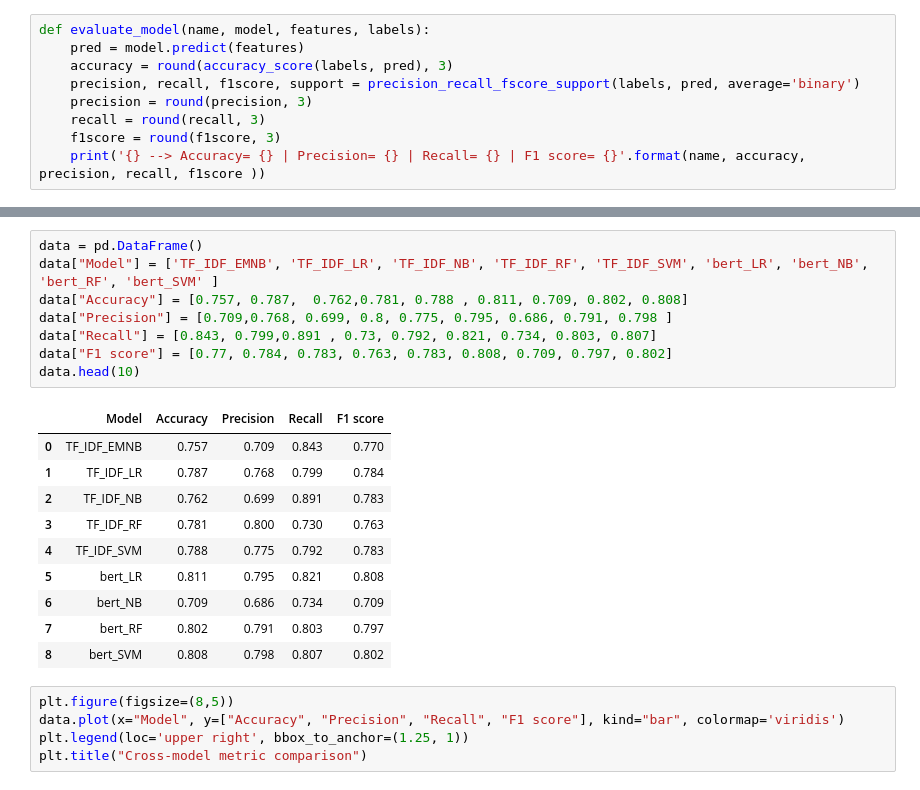
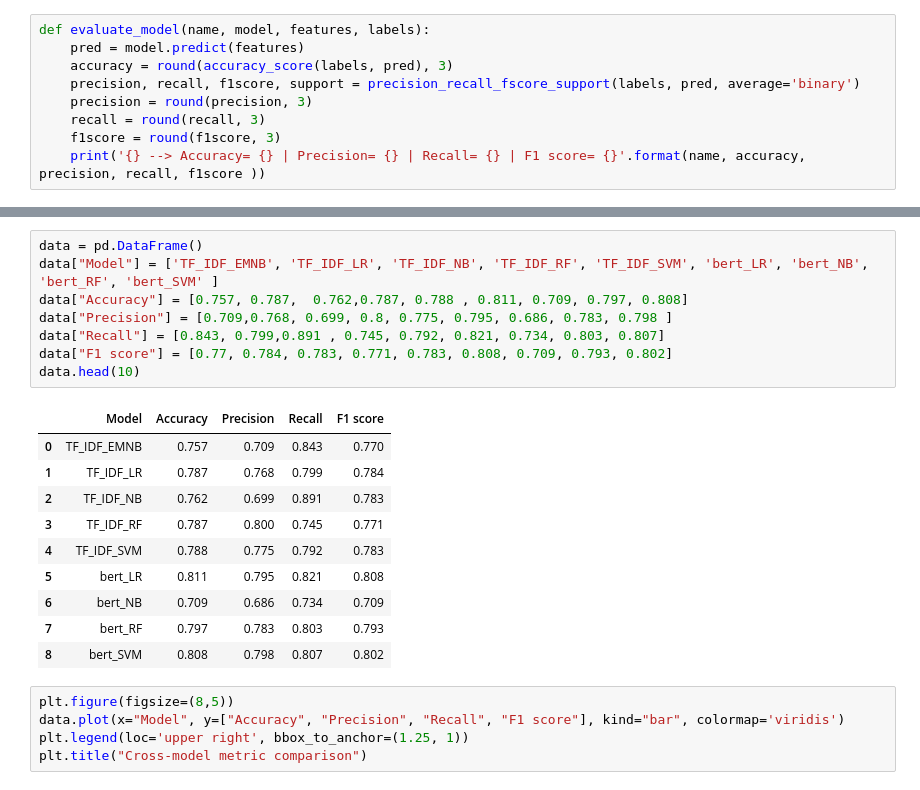
Before and after one commit to ElmiraOn/P4-CRISTAL-Replication, a Jupyter notebook: CRISTAL_Enhancement.ipynb, the cells around one changed output, grey strips where cells are left out. Cells and saved outputs as stored; diff of their text form.

```diff
--- a/CRISTAL_Enhancement.ipynb
+++ b/CRISTAL_Enhancement.ipynb
@@ -1178,21 +1147,21 @@ bert_SVM --> Accuracy= 0.808 | Precision= 0.798 | Recall= 0.807 | F1 score= 0.80
 # %%
 data = pd.DataFrame()
 data["Model"] = ['TF_IDF_EMNB', 'TF_IDF_LR', 'TF_IDF_NB', 'TF_IDF_RF', 'TF_IDF_SVM', 'bert_LR', 'bert_NB', 'bert_RF', 'bert_SVM' ]
-data["Accuracy"] = [0.757, 0.787,  0.762,0.781, 0.788 , 0.811, 0.709, 0.802, 0.808]
-data["Precision"] = [0.709,0.768, 0.699, 0.8, 0.775, 0.795, 0.686, 0.791, 0.798 ]
-data["Recall"] = [0.843, 0.799,0.891 , 0.73, 0.792, 0.821, 0.734, 0.803, 0.807]
-data["F1 score"] = [0.77, 0.784, 0.783, 0.763, 0.783, 0.808, 0.709, 0.797, 0.802]
+data["Accuracy"] = [0.757, 0.787,  0.762,0.787, 0.788 , 0.811, 0.709, 0.797, 0.808]
+data["Precision"] = [0.709,0.768, 0.699, 0.8, 0.775, 0.795, 0.686, 0.783, 0.798 ]
+data["Recall"] = [0.843, 0.799,0.891 , 0.745, 0.792, 0.821, 0.734, 0.803, 0.807]
+data["F1 score"] = [0.77, 0.784, 0.783, 0.771, 0.783, 0.808, 0.709, 0.793, 0.802]
 data.head(10)
 # %% [output]
 |  | Model | Accuracy | Precision | Recall | F1 score |
 | 0 | TF_IDF_EMNB | 0.757 | 0.709 | 0.843 | 0.770 |
 | 1 | TF_IDF_LR | 0.787 | 0.768 | 0.799 | 0.784 |
 | 2 | TF_IDF_NB | 0.762 | 0.699 | 0.891 | 0.783 |
-| 3 | TF_IDF_RF | 0.781 | 0.800 | 0.730 | 0.763 |
+| 3 | TF_IDF_RF | 0.787 | 0.800 | 0.745 | 0.771 |
 | 4 | TF_IDF_SVM | 0.788 | 0.775 | 0.792 | 0.783 |
 | 5 | bert_LR | 0.811 | 0.795 | 0.821 | 0.808 |
 | 6 | bert_NB | 0.709 | 0.686 | 0.734 | 0.709 |
-| 7 | bert_RF | 0.802 | 0.791 | 0.803 | 0.797 |
+| 7 | bert_RF | 0.797 | 0.783 | 0.803 | 0.793 |
 | 8 | bert_SVM | 0.808 | 0.798 | 0.807 | 0.802 |
 # %%
 plt.figure(figsize=(8,5))
```
Also changed, not shown: parts of 70 cells of this notebook.
